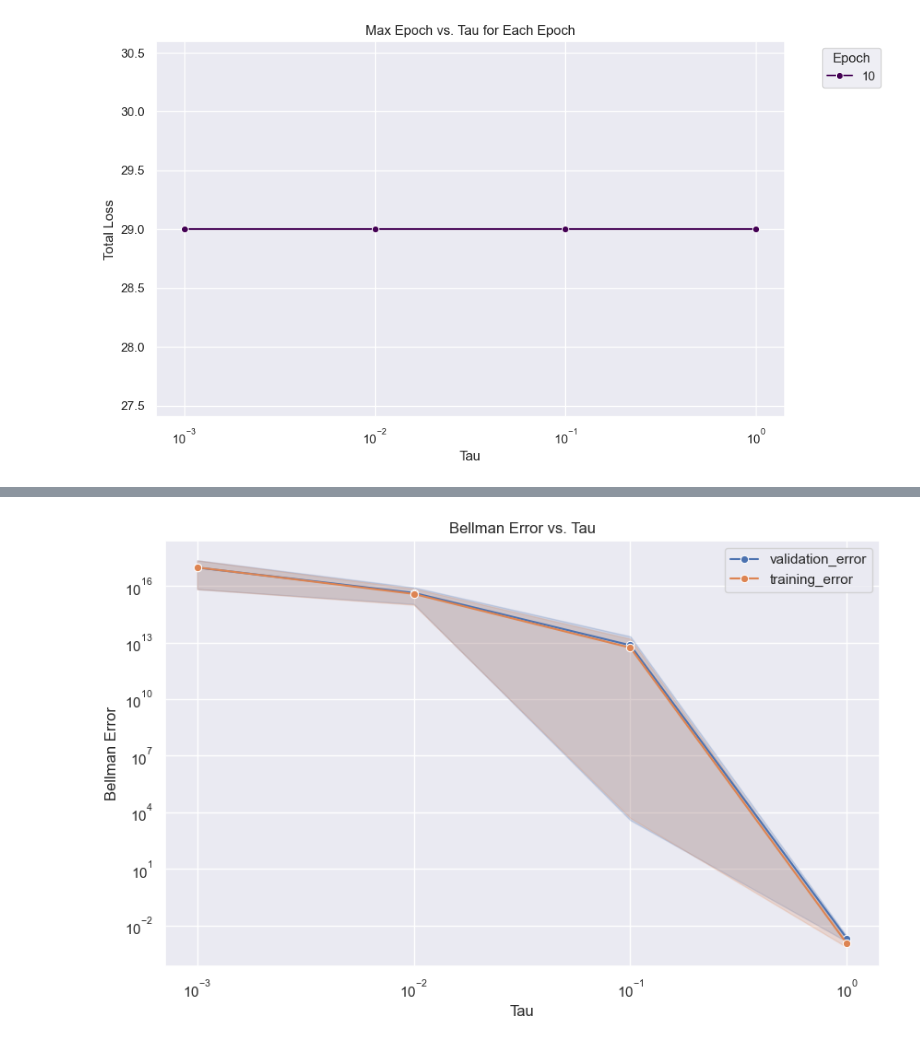
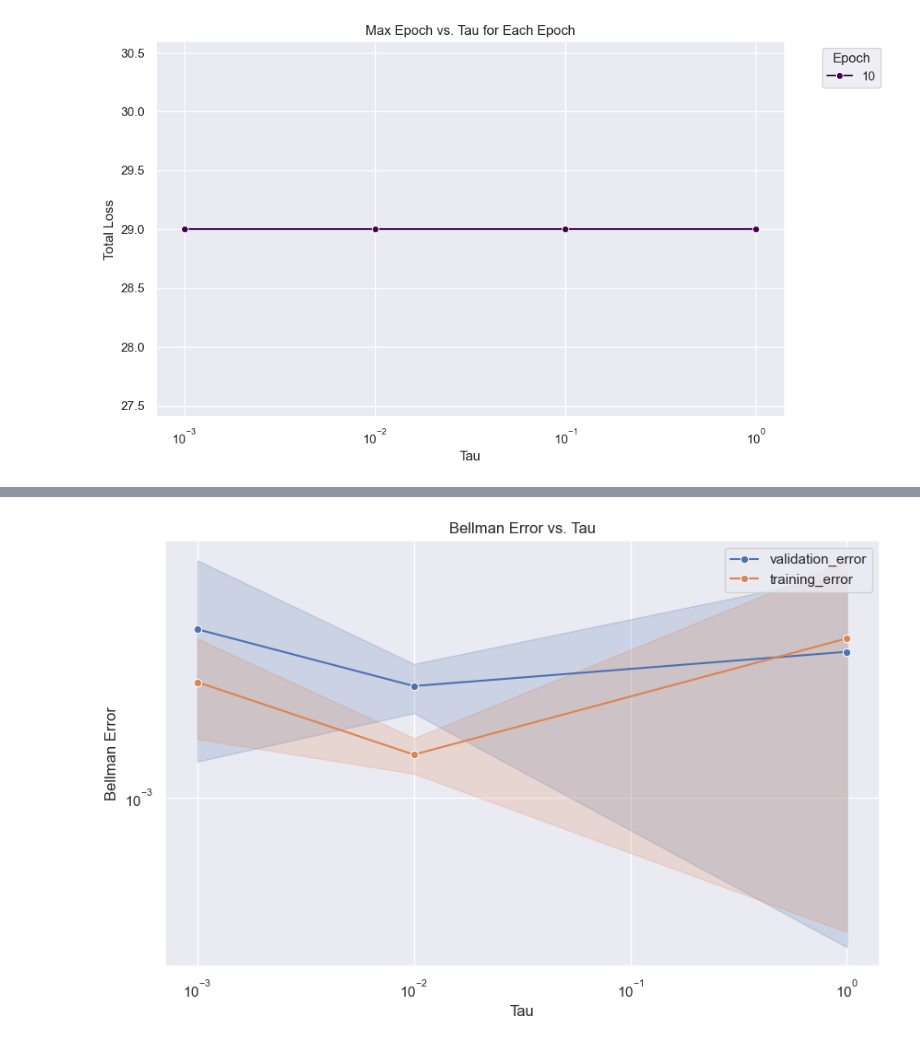
Before and after one commit to mariusdgm/phd-research, a Jupyter notebook: experiments/experiment_distributions/analyze_results.ipynb, the cells around one changed output, grey strips where cells are left out. Saved outputs shown, nothing was run; the diff lists cells and outputs as text; code cells hidden in the pictures.

```diff
--- a/experiments/experiment_distributions/analyze_results.ipynb
+++ b/experiments/experiment_distributions/analyze_results.ipynb
@@ -13,3 +16,6 @@ root_dir = r".\results\2024Apr11-215305_configs"
+# %%
+# root_dir = r".\results\2024Apr11-215305_configs" # adam
+root_dir = r".\results\2024Apr13-153634_configs" # sgd
 # %%
 def collect_experiment_data(root_dir):
     """
@@ -157,7 +163,4 @@ def collect_bellman_errors(root_dir):
 # Example usage
 bellman_errors_df = collect_bellman_errors(root_dir)
 bellman_errors_df
-
-bellman_errors_df = pd.melt(bellman_errors_df, id_vars=['run_id', 'tau', 'min_samples'], value_vars=['validation_error', 'training_error'], var_name='error_type', value_name='error_value')
-bellman_errors_df
 # %% [output]
@@ -176,0 +180,3 @@ bellman_errors_df
+# %%
+bellman_errors_df_melted = pd.melt(bellman_errors_df, id_vars=['run_id', 'tau', 'min_samples'], value_vars=['validation_error', 'training_error'], var_name='error_type', value_name='error_value')
+bellman_errors_df_melted
@@ -184,21 +204,21 @@ bellman_errors_df
 # %%
 plt.figure(figsize=(10, 6))
 sns.lineplot(
-    data=bellman_errors_df,
+    data=bellman_errors_df_melted,
     x="tau",
     y="error_value",
     hue="error_type",
     marker="o",
     # errorbar=("pi", 100),
     errorbar="ci"
     # label="Bellman Error",
 )
 plt.xlabel("Tau")
 plt.ylabel("Bellman Error")
 plt.xscale("log")
 plt.yscale("log")
 plt.title("Bellman Error vs. Tau")
 plt.legend()
 plt.show()
 # %% [output]
-[figure, old version]
+[figure, new version]
```
Also changed, not shown: parts of 12 cells of this notebook, 1 other file.
